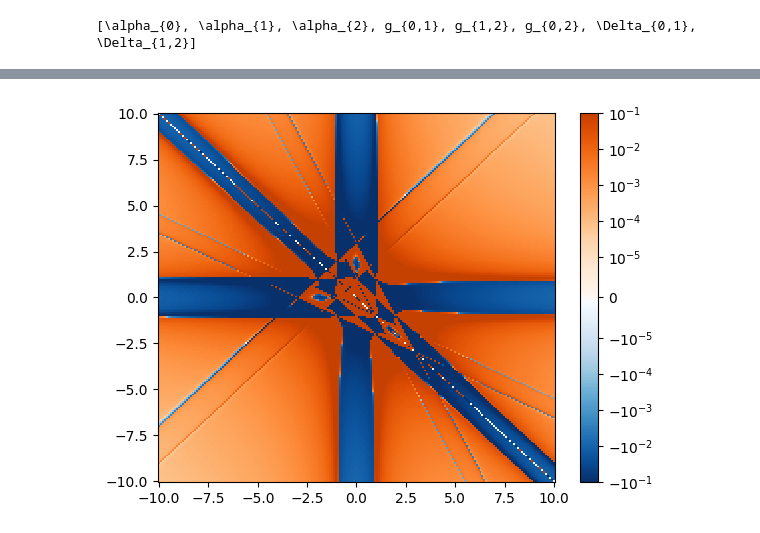
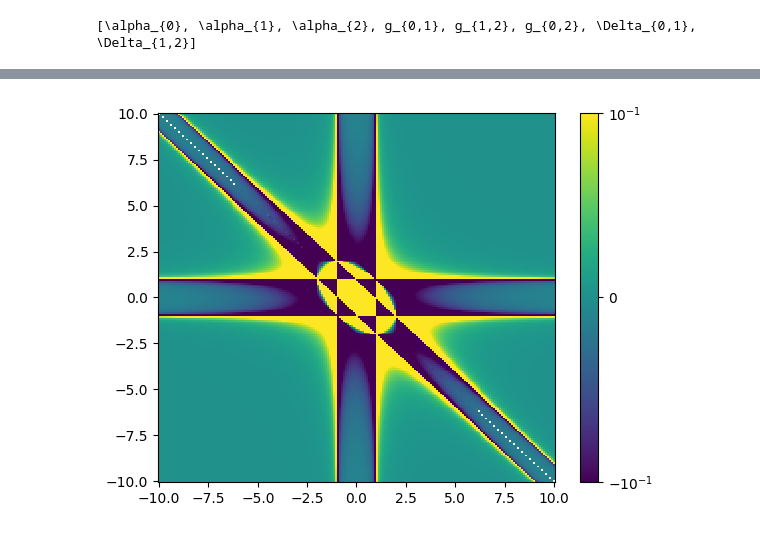
Before and after one commit to PelicanQ/masters-thesis, a Jupyter notebook: anharm/three/three.ipynb, the cells around one changed output, grey strips where cells are left out. Cells and saved outputs as stored; diff of their text form; code cells hidden in the pictures.

```diff
--- a/anharm/three/three.ipynb
+++ b/anharm/three/three.ipynb
@@ -5,13 +5,12 @@ from matplotlib import pyplot as plt, colors
 import numpy as np
 # %%
 H = Hamil(3, 4, "triang")
-e = H.zzexpr("111")-(H.zzexpr("101")+H.zzexpr("011")+H.zzexpr("110"))
+e = H.zzexpr("111", 3)-(H.zzexpr("101",3)+H.zzexpr("011",3)+H.zzexpr("110",3))
 e = H.split_deltas(e)
 f,vars = H.lambdify_expr(e)
 #\alpha_{0}, \alpha_{1}, \alpha_{2}, g_{0,1}, g_{1,2}, g_{0,2}, \Delta_{0,1}, \Delta_{1,2}]
 print(vars)
-
-from other.colormap import Norm, OrBu_colormap
+display(e)
 xx = np.linspace(-10,10,200)
 X,Y=np.meshgrid(xx,xx)
 Z = f(-1,-1,-1, 0.4,0.4,0.4,X,Y)
@@ -22,7 +21,7 @@ def snapto0(v):
         return 0.0
     return v
 Z = snapto0(Z)
-plt.pcolormesh(X,Y,Z, norm=Norm(1e-1), cmap=OrBu_colormap())
+plt.pcolormesh(X,Y,Z, norm=colors.SymLogNorm(1e-1, vmin=-1e-1,vmax=1e-1))
 plt.colorbar()
 plt.show()
 # what if the sum of zz always get's the sign of zzz right?
@@ -31 +31 @@ plt.show()
-[figure, old version]
+[figure, new version]
```
Also changed, not shown: parts of 1 cell of this notebook, 3 other files.
